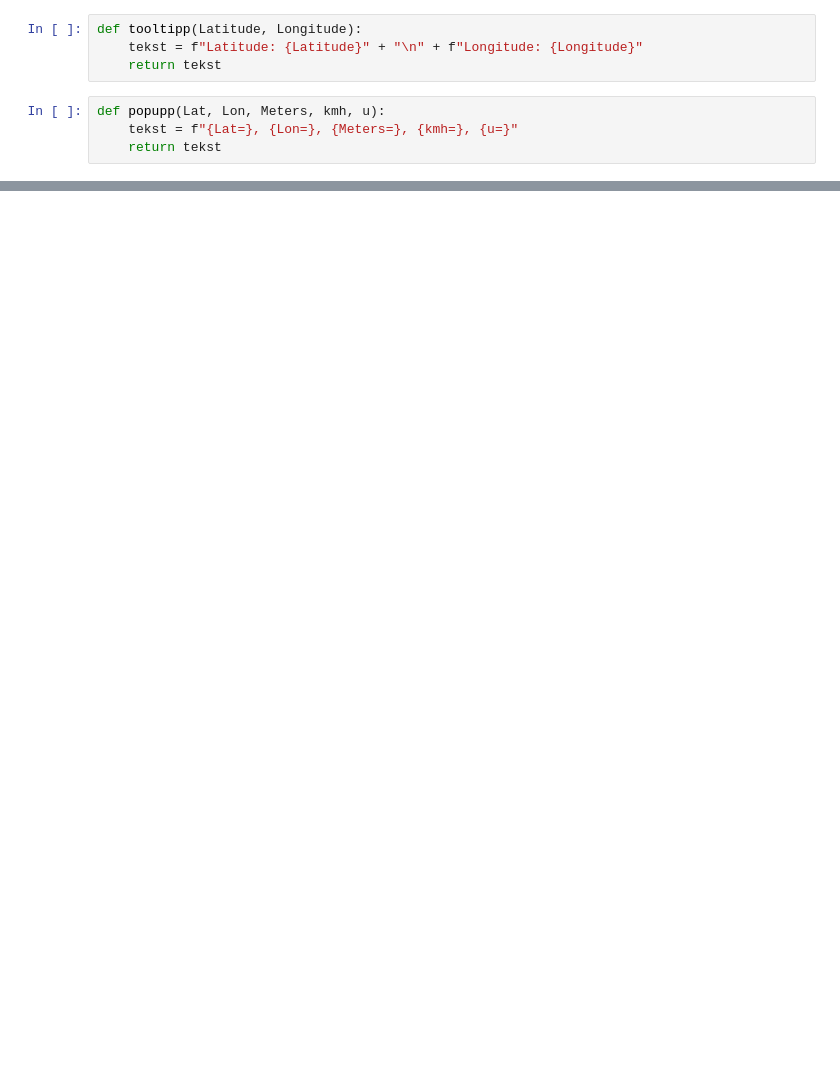
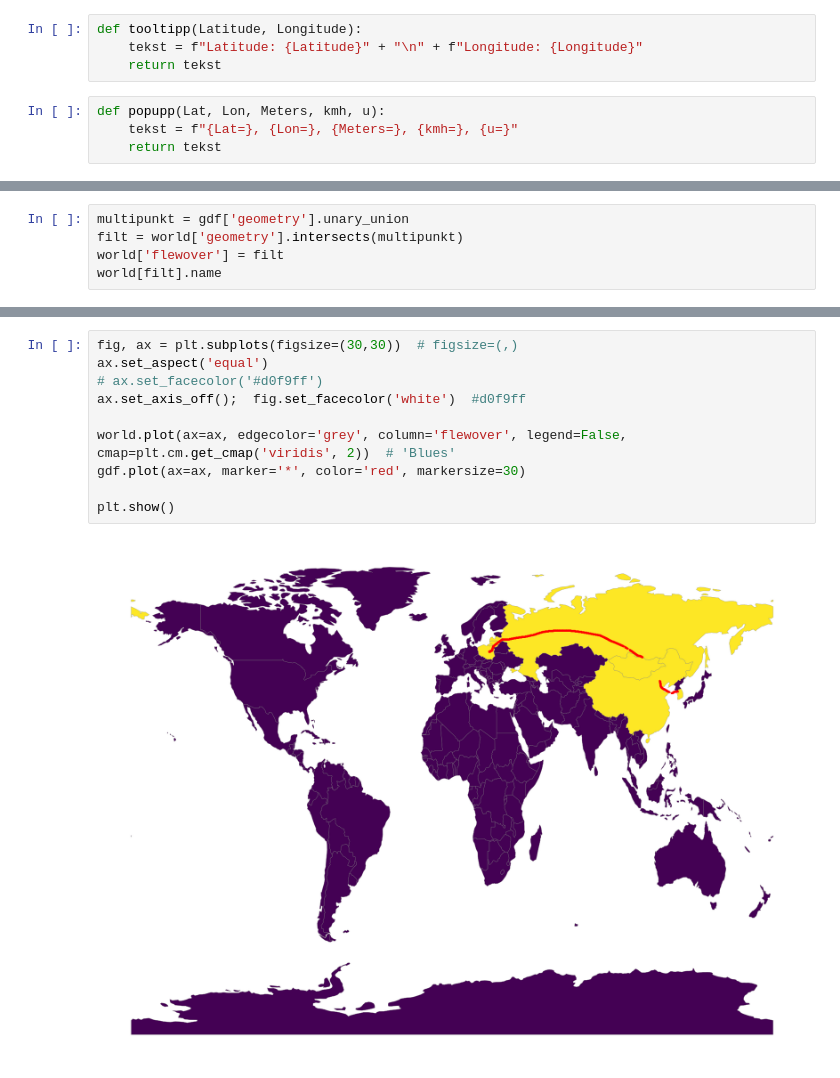
Before and after one commit to krz144/WZGW, a Jupyter notebook: Projekt1/projekt1.ipynb, the cells around one changed output, grey strips where cells are left out. Saved outputs shown, nothing was run; the diff lists cells and outputs as text; blank space fills up the shorter version.

```diff
--- a/Projekt1/projekt1.ipynb
+++ b/Projekt1/projekt1.ipynb
@@ -171,0 +171,5 @@ m
+# %%
+multipunkt = gdf['geometry'].unary_union
+filt = world['geometry'].intersects(multipunkt)
+world['flewover'] = filt
+world[filt].name
@@ -171,0 +185,12 @@ m
+# %%
+fig, ax = plt.subplots(figsize=(30,30))  # figsize=(,)
+ax.set_aspect('equal')
+# ax.set_facecolor('#d0f9ff')
+ax.set_axis_off();  fig.set_facecolor('white')  #d0f9ff
+
+world.plot(ax=ax, edgecolor='grey', column='flewover', legend=False, cmap=plt.cm.get_cmap('viridis', 2))  # 'Blues'
+gdf.plot(ax=ax, marker='*', color='red', markersize=30)
+
+plt.show()
+# %% [output]
+[figure, added]
```
Also changed, not shown: parts of 34 cells of this notebook.
